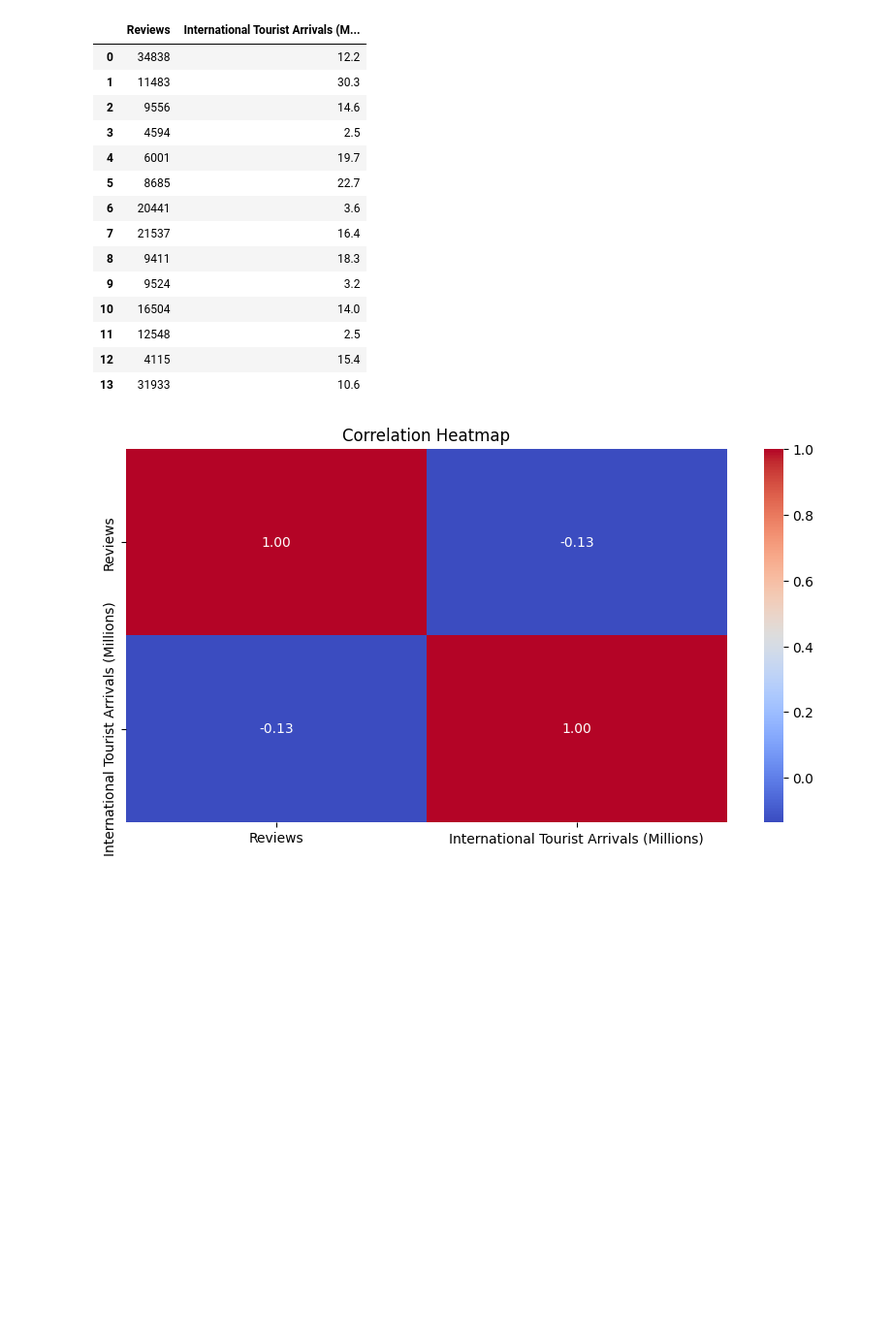
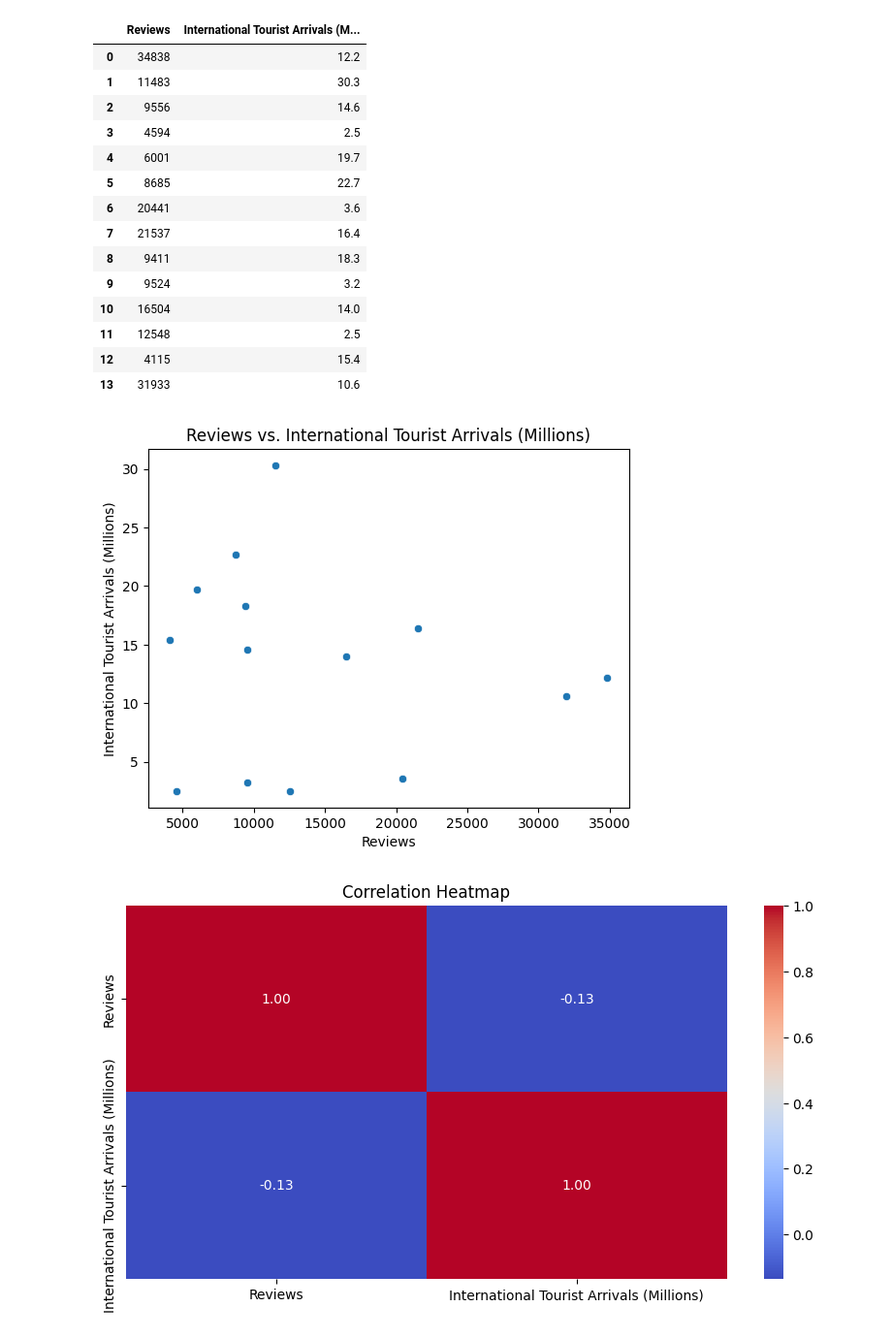
Before and after one commit to FahdKhater/Data-Analysis-Project, a Jupyter notebook: Question 2/Review & Traffic.ipynb, the cells around one changed output. Shown at 97% size. Cells and saved outputs as stored; diff of their text form; code cells hidden in the pictures; blank space fills up the shorter version.

Commit message:
Add Scatterplot

```diff
--- a/Question 2/Review & Traffic.ipynb
+++ b/Question 2/Review & Traffic.ipynb
@@ -219,6 +219,13 @@ reviews_without_city
 | 11 | 12548 | 2.5 |
 | 12 | 4115 | 15.4 |
 | 13 | 31933 | 10.6 |
+# %%
+sns.scatterplot(x="Reviews", y="International Tourist Arrivals (Millions)", data=reviews_without_city)
+
+plt.title("Reviews vs. International Tourist Arrivals (Millions)")
+plt.show()
+# %% [output]
+[figure, added]
 # %%
 corr = reviews_without_city.corr()
 plt.figure(figsize=(10, 5))
```
Also changed, not shown: parts of 1 cell of this notebook.
